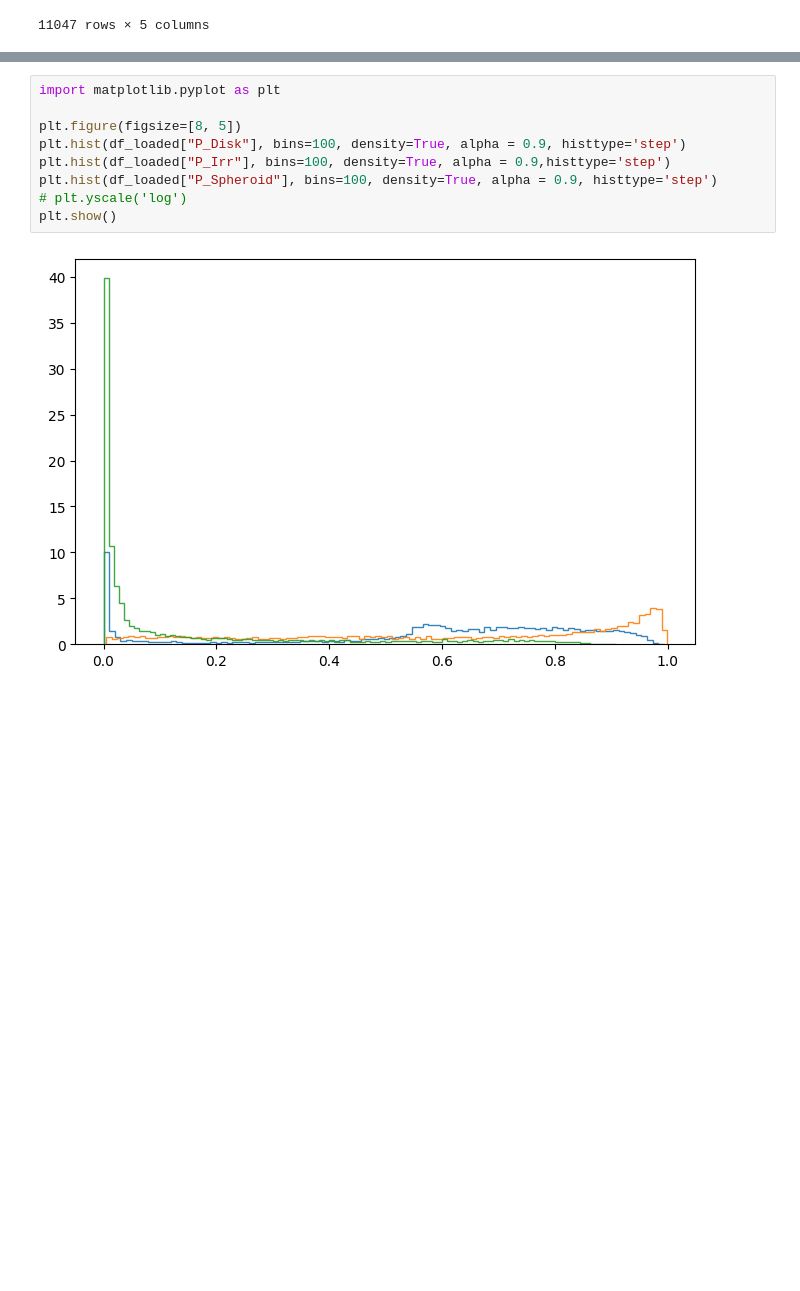
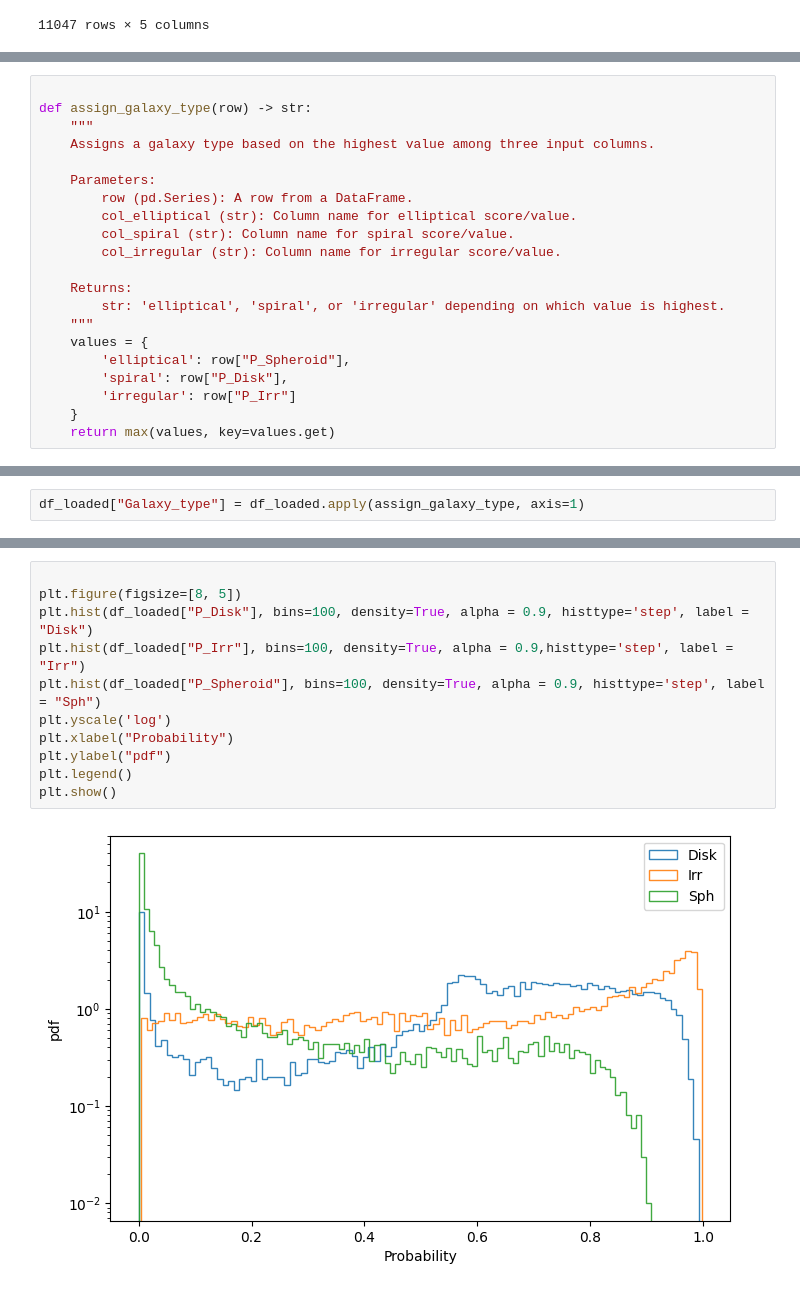
Before and after one commit to ImPriyatam/galmorph, a Jupyter notebook: galMor.ipynb, the cells around one changed output, grey strips where cells are left out. Saved outputs shown, nothing was run; the diff lists cells and outputs as text; blank space fills up the shorter version.

```diff
--- a/galMor.ipynb
+++ b/galMor.ipynb
@@ -31,0 +57,21 @@ df_loaded
+# %%
+
+def assign_galaxy_type(row) -> str:
+    """
+    Assigns a galaxy type based on the highest value among three input columns.
+
+    Parameters:
+        row (pd.Series): A row from a DataFrame.
+        col_elliptical (str): Column name for elliptical score/value.
+        col_spiral (str): Column name for spiral score/value.
+        col_irregular (str): Column name for irregular score/value.
+
+    Returns:
+        str: 'elliptical', 'spiral', or 'irregular' depending on which value is highest.
+    """
+    values = {
+        'elliptical': row["P_Spheroid"],
+        'spiral': row["P_Disk"],
+        'irregular': row["P_Irr"]
+    }
+    return max(values, key=values.get)
@@ -31,0 +82,2 @@ df_loaded
+# %%
+df_loaded["Galaxy_type"] = df_loaded.apply(assign_galaxy_type, axis=1)
@@ -42,11 +148,13 @@ df_loaded[df_loaded["SubhaloID"]==0]
 # %%
-import matplotlib.pyplot as plt
 
 plt.figure(figsize=[8, 5])
-plt.hist(df_loaded["P_Disk"], bins=100, density=True, alpha = 0.9, histtype='step')
-plt.hist(df_loaded["P_Irr"], bins=100, density=True, alpha = 0.9,histtype='step')
-plt.hist(df_loaded["P_Spheroid"], bins=100, density=True, alpha = 0.9, histtype='step')
-# plt.yscale('log')
+plt.hist(df_loaded["P_Disk"], bins=100, density=True, alpha = 0.9, histtype='step', label = "Disk")
+plt.hist(df_loaded["P_Irr"], bins=100, density=True, alpha = 0.9,histtype='step', label = "Irr")
+plt.hist(df_loaded["P_Spheroid"], bins=100, density=True, alpha = 0.9, histtype='step', label = "Sph")
+plt.yscale('log')
+plt.xlabel("Probability")
+plt.ylabel("pdf")
+plt.legend()
 plt.show()
 # %% [output]
-[figure, old version]
+[figure, new version]
```
Also changed, not shown: parts of 12 cells of this notebook.
